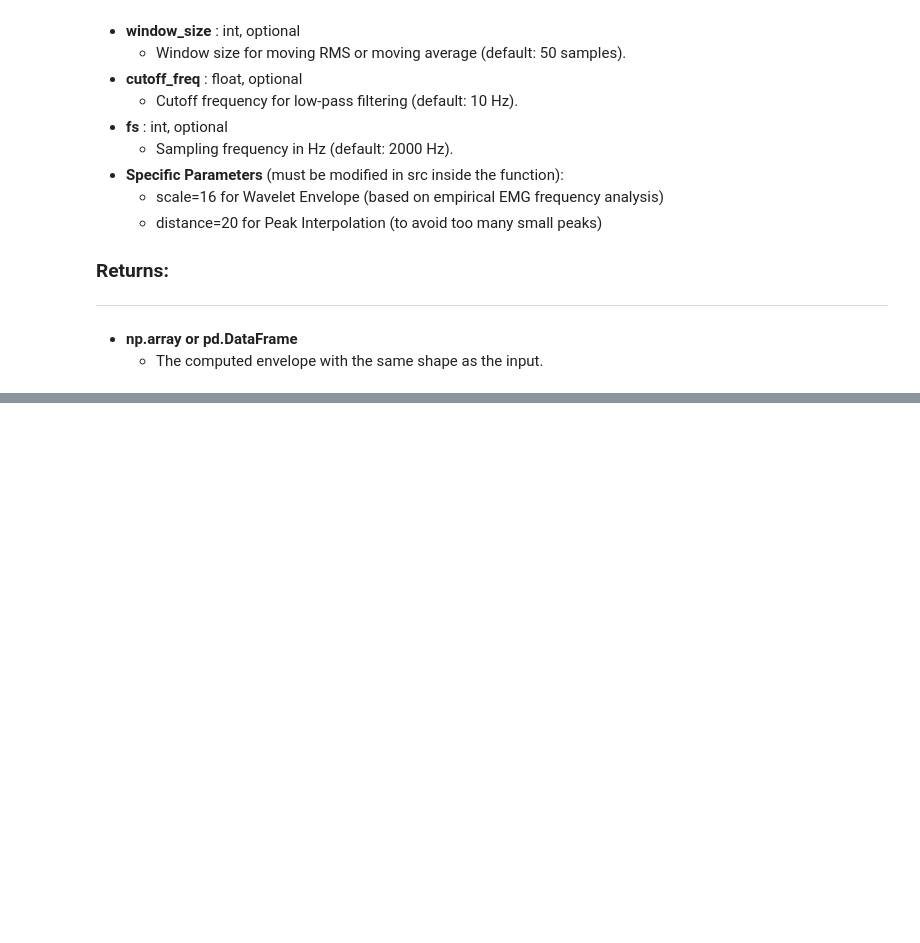
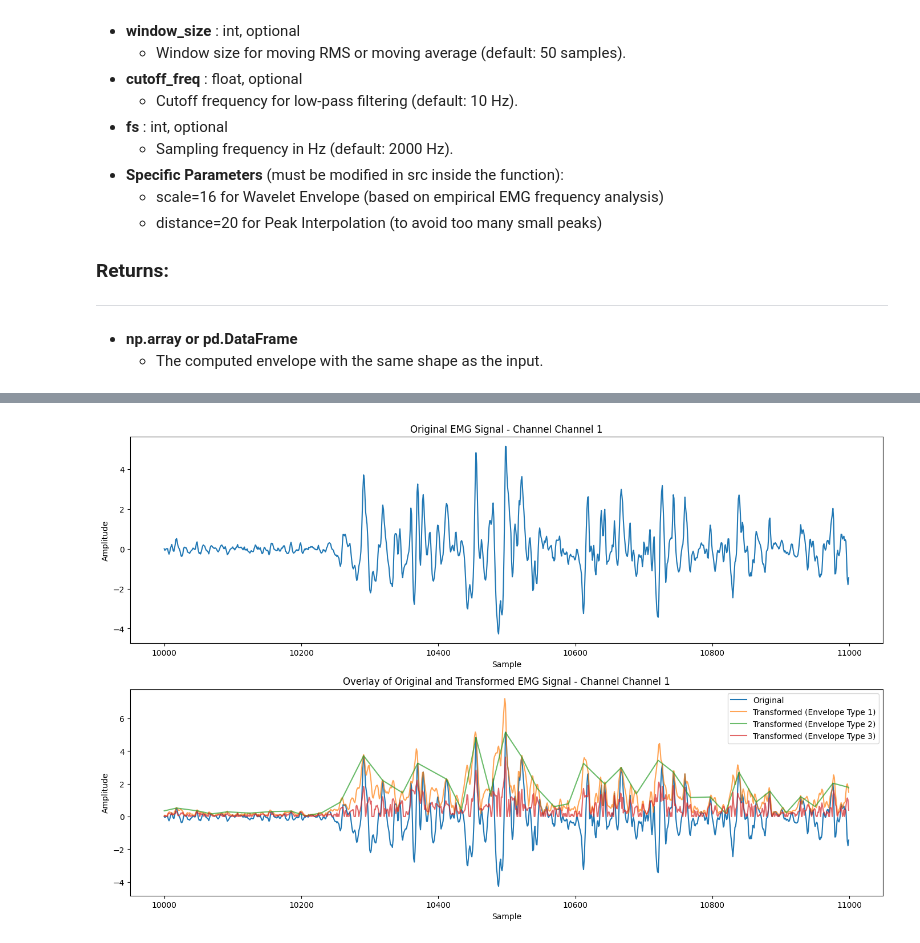
Before and after one commit to DanielSenseAI/IA_ProsthesisUdeA, a Jupyter notebook: envelope_processing.ipynb, the cells around one changed output, grey strips where cells are left out. Cells and saved outputs as stored; diff of their text form; code cells hidden in the pictures; blank space fills up the shorter version.

```diff
--- a/envelope_processing.ipynb
+++ b/envelope_processing.ipynb
@@ -148,0 +290,64 @@ Number of Repetitions: 0
+# %%
+def plot_emg_channel_with_envelopes(original_df, transformed_dfs, channel, start=0, end=None):
+    """
+    Plots a given channel from the original and multiple transformed EMG DataFrames.
+
+    Parameters:
+    - original_df: DataFrame containing the original EMG signals.
+    - transformed_dfs: List of DataFrames containing the transformed EMG signals.
+    - channel: The channel to plot.
+    - start: The starting index for the plot (default is 0).
+    - end: The ending index for the plot (default is None, which means plot till the end).
+    """
+    if end is None:
+        end = len(original_df)
+
+    plt.figure(figsize=(14, 9))
+
+    initialEMG = src.extract_emg_channels(original_df)
+    #display(initialEMG)
+
+    # Plot original signal
+    plt.subplot(2, 1, 1)
+    plt.plot(initialEMG[channel].iloc[start:end])
+    plt.title(f'Original EMG Signal - Channel {channel}')
+    plt.xlabel('Sample')
+    plt.ylabel('Amplitude')
+
+    # Plot overlaid signals
+    plt.subplot(2, 1, 2)
+    plt.plot(initialEMG[channel].iloc[start:end], label='Original')
+    for i, transformed_df in enumerate(transformed_dfs):
+        transformedEMG = src.extract_emg_channels(transformed_df)
+        plt.plot(transformedEMG[channel].iloc[start:end], label=f'Transformed (Envelope Type {i+1})', alpha=0.7)
+    plt.title(f'Overlay of Original and Transformed EMG Signal - Channel {channel}')
+    plt.xlabel('Sample')
+    plt.ylabel('Amplitude')
+    plt.legend()
+
+    plt.tight_layout()
+    plt.show()
+
+# Select EMG columns (assuming they are the first N columns)
+emg_columns = [col for col in test_df.columns if "Channel" in col]
+
+# List of envelope types to iterate over
+envelope_types = [1, 6, 7]
+
+# List to store transformed DataFrames
+transformed_dfs = []
+
+for envelope_type in envelope_types:
+    # Apply envelope extraction to EMG columns
+    envelope_df = get_envelope(test_df[emg_columns], envelope_type=envelope_type)
+
+    # Preserve non-EMG columns
+    meta_columns = ["Time (s)", "subject", "re_repetition", "stimulus", "relabeled"]
+    result_df = pd.concat([envelope_df, test_df[meta_columns]], axis=1)
+
+    transformed_dfs.append(result_df)
+
+# Plot the EMG channel with all envelope types
+plot_emg_channel_with_envelopes(test_df, transformed_dfs, channel='Channel 1', start=2000*5, end=2000*5+1000)
+# %% [output]
+[figure, added]
```
Also changed, not shown: parts of 4 cells of this notebook, 1 other file.
